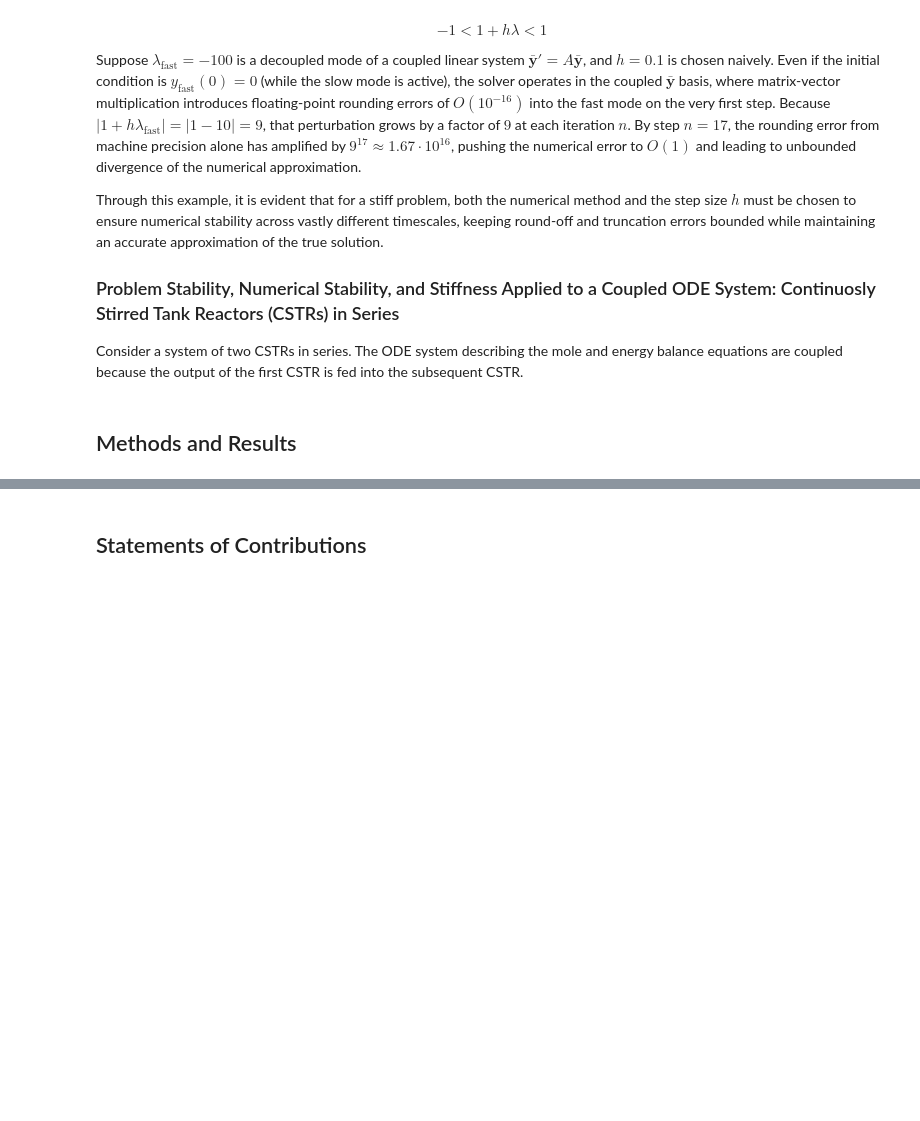
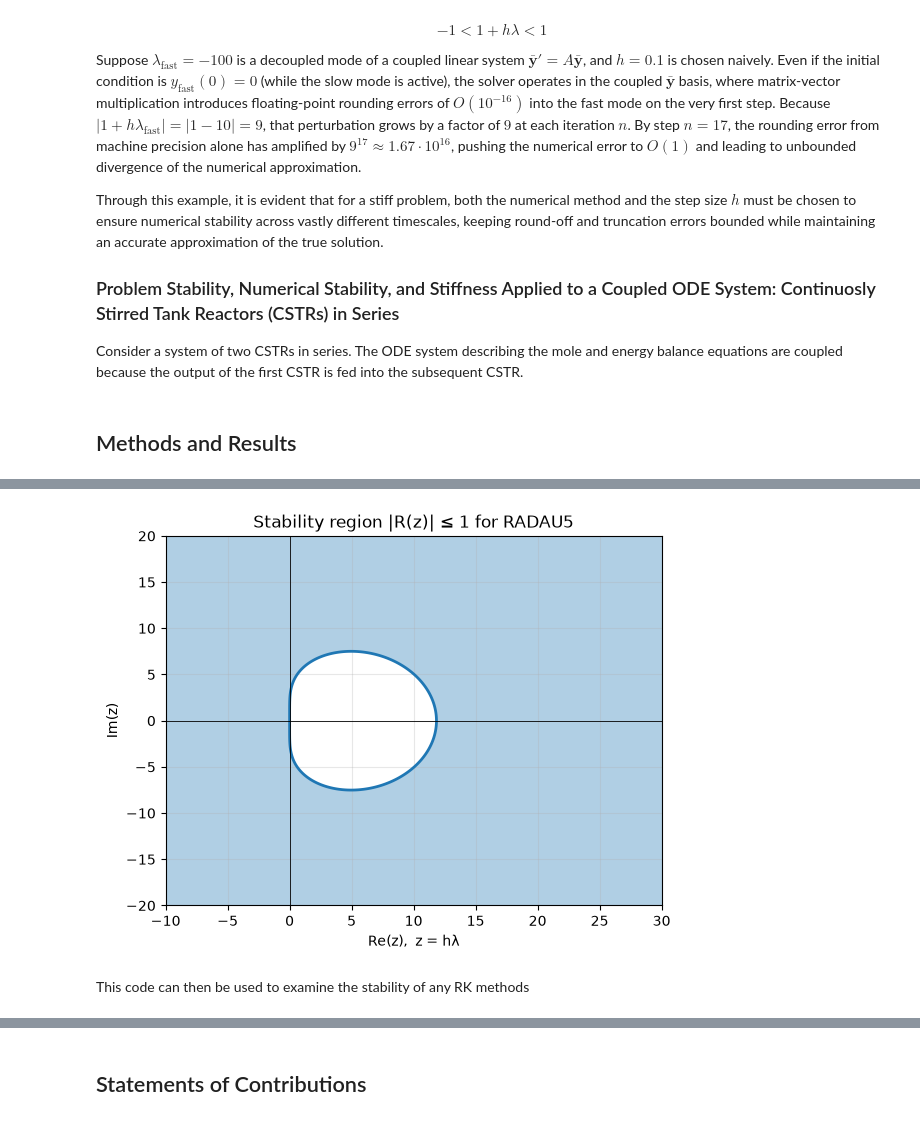
Before and after one commit to charlie-harriman/06-623-Project, a Jupyter notebook: 06623 Final Report.ipynb, the cells around one changed output, grey strips where cells are left out. Cells and saved outputs as stored; diff of their text form; code cells hidden in the pictures; blank space fills up the shorter version.

```diff
--- a/06623 Final Report.ipynb
+++ b/06623 Final Report.ipynb
@@ -153,0 +319,6 @@ Next Steps
+# %%
+plot_stability_region(R_rad, (-10, 30), (-20, 20), Title="RADAU5")
+# %% [output]
+[figure, added]
+# %% [markdown]
+This code can then be used to examine the stability of any RK methods
```
Also changed, not shown: parts of 20 cells of this notebook, 1 other file.
